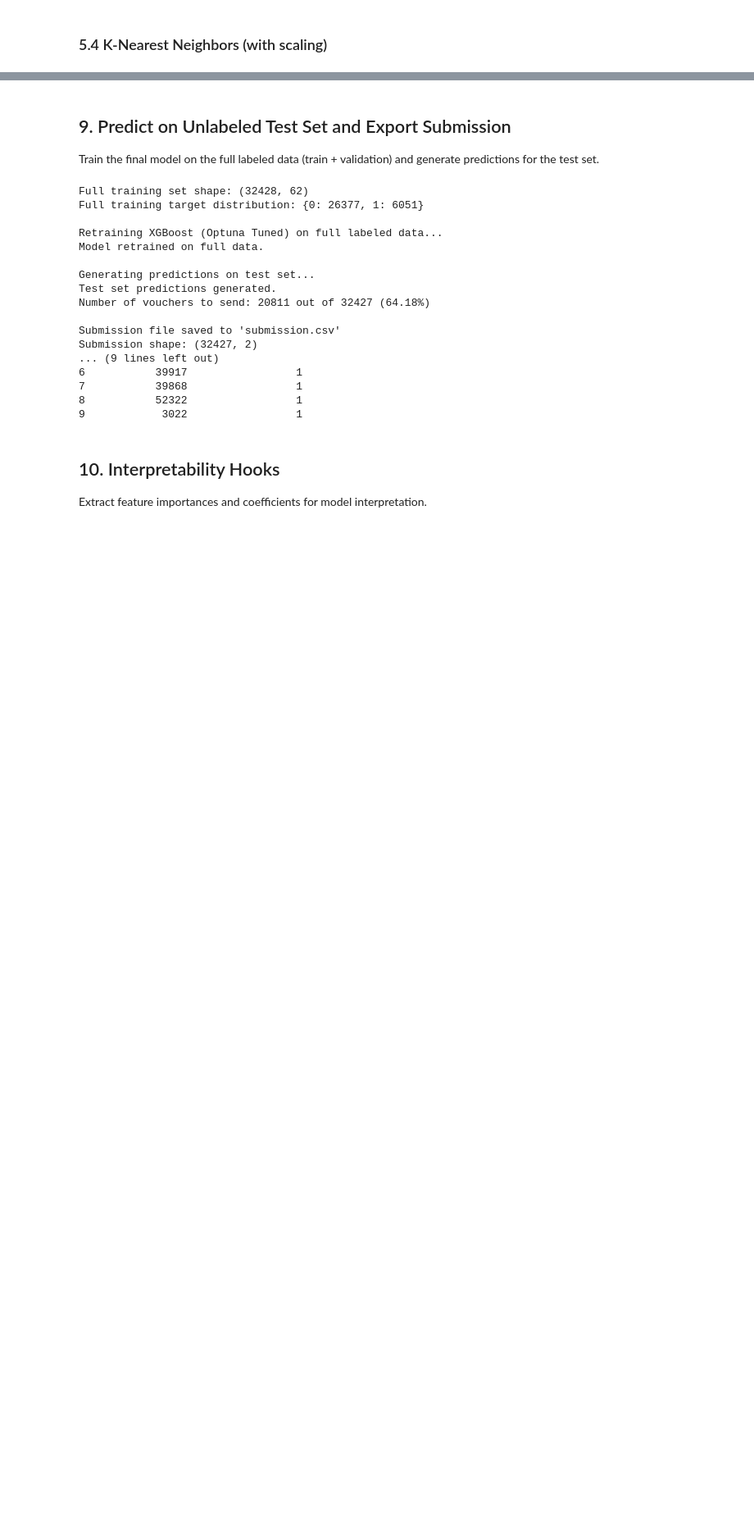
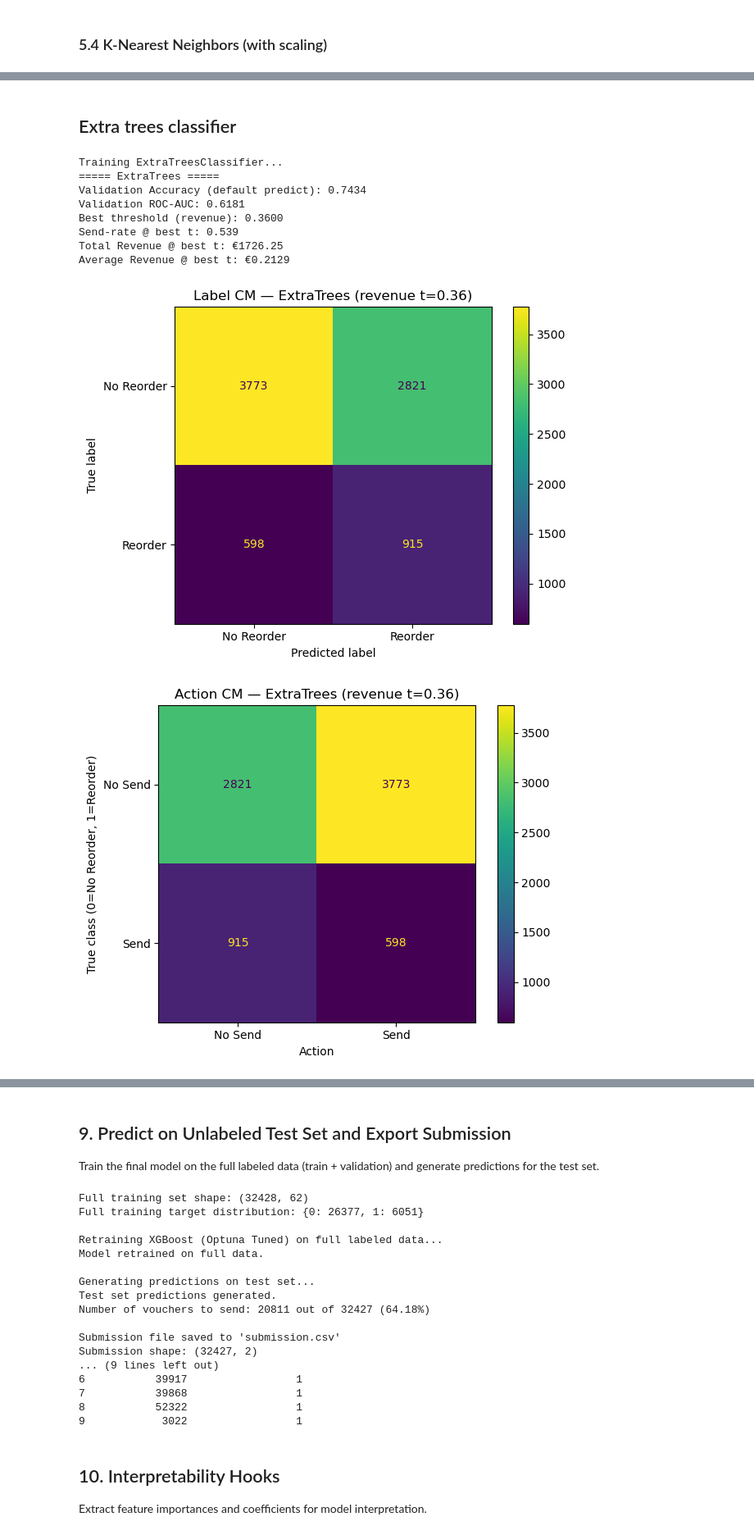
Before and after one commit to ungeralexan/ml_assignment, a Jupyter notebook: stand_safe_06_01/project.ipynb, the cells around one changed output, grey strips where cells are left out. Shown at 82% size. Saved outputs shown, nothing was run; the diff lists cells and outputs as text; code cells hidden in the pictures; blank space fills up the shorter version.

```diff
--- a/stand_safe_06_01/project.ipynb
+++ b/stand_safe_06_01/project.ipynb
@@ -2222,0 +1640,43 @@ Best threshold saved to 'best_threshold.json'
+# %% [markdown]
+## Extra trees classifier
+# %%
+from sklearn.ensemble import ExtraTreesClassifier
+
+print("Training ExtraTreesClassifier...")
+
+et = ExtraTreesClassifier(
+    n_estimators=600,
+    max_depth=None,
+    min_samples_leaf=2,
+    min_samples_split=5,
+    class_weight="balanced",
+    random_state=RANDOM_STATE,
+    n_jobs=-1
+)
+
+result_et, model_et = evaluate_model(et, "ExtraTrees", X_train_df, y_train, X_val_df, y_val)
+models["ExtraTrees"] = model_et
+results.append(result_et)
+
+summarize_result(result_et, "ExtraTrees")
+
+# Confusion matrices at revenue-optimal threshold
+p_val = result_et["y_proba"]
+t_star = result_et["best_threshold"]
+
+plot_label_cm_at_threshold(y_val, p_val, t_star, f"Label CM — ExtraTrees (revenue t={t_star:.2f})")
+plot_action_cm(y_val, p_val, t_star, f"Action CM — ExtraTrees (revenue t={t_star:.2f})")
+
+# Revenue curve
+plot_revenue_curve(result_et, "ExtraTrees", curve_key="rev_curve")
+# %% [output]
+Training ExtraTreesClassifier...
+===== ExtraTrees =====
+Validation Accuracy (default predict): 0.7434
+Validation ROC-AUC: 0.6181
+Best threshold (revenue): 0.3600
+Send-rate @ best t: 0.539
+Total Revenue @ best t: €1726.25
+Average Revenue @ best t: €0.2129
+[figure, added]
+[figure, added]
```
Also changed, not shown: parts of 50 cells of this notebook.
